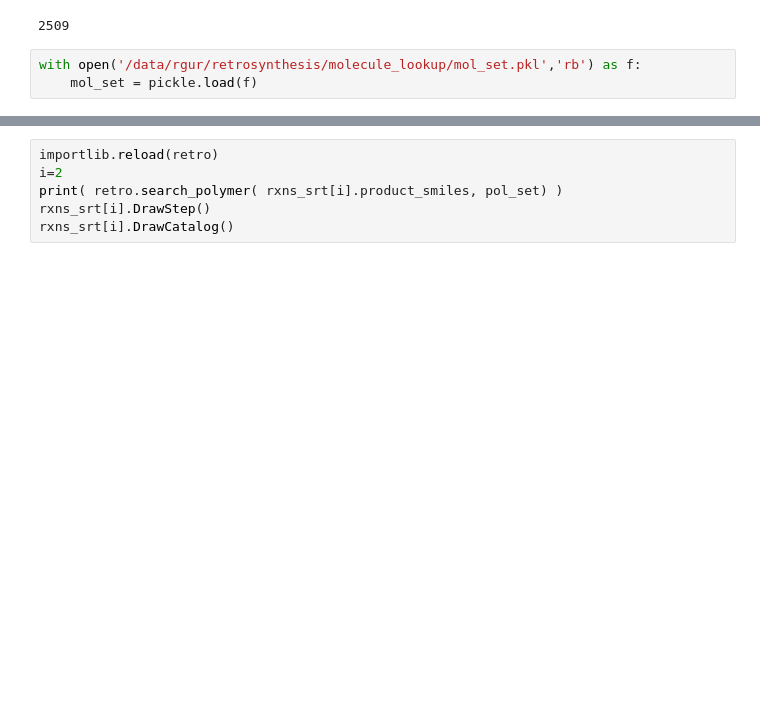
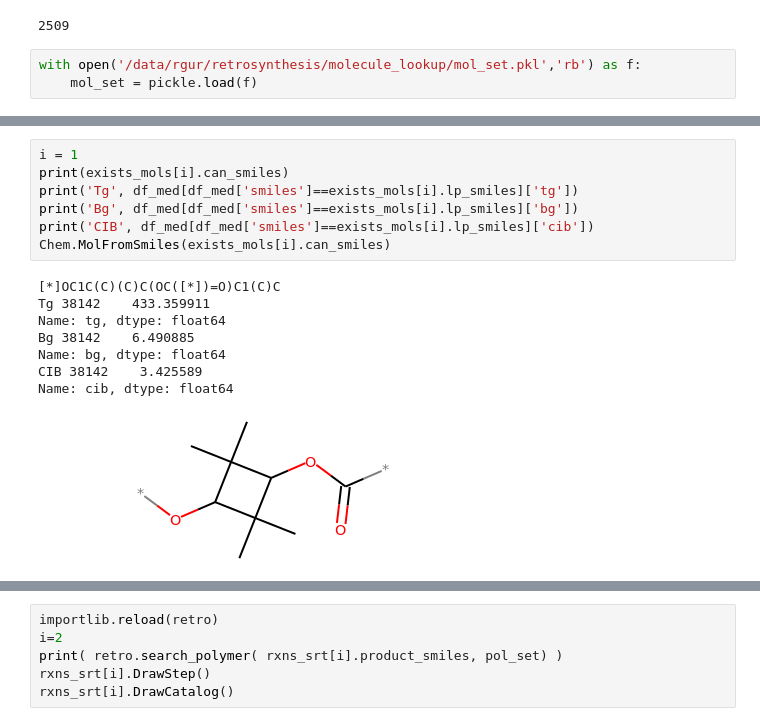
Before and after one commit to rishigurnani/hMOFs-Snurr, a Jupyter notebook: fall20_mse_8803_2.ipynb, the cells around one changed output, grey strips where cells are left out. Cells and saved outputs as stored; diff of their text form; blank space fills up the shorter version.

```diff
--- a/fall20_mse_8803_2.ipynb
+++ b/fall20_mse_8803_2.ipynb
@@ -669,0 +702,16 @@ False
+# %%
+i = 1
+print(exists_mols[i].can_smiles)
+print('Tg', df_med[df_med['smiles']==exists_mols[i].lp_smiles]['tg'])
+print('Bg', df_med[df_med['smiles']==exists_mols[i].lp_smiles]['bg'])
+print('CIB', df_med[df_med['smiles']==exists_mols[i].lp_smiles]['cib'])
+Chem.MolFromSmiles(exists_mols[i].can_smiles)
+# %% [output]
+[*]OC1C(C)(C)C(OC([*])=O)C1(C)C
+Tg 38142    433.359911
+Name: tg, dtype: float64
+Bg 38142    6.490885
+Name: bg, dtype: float64
+CIB 38142    3.425589
+Name: cib, dtype: float64
+[figure, added]
```
Also changed, not shown: parts of 28 cells of this notebook, 3 other files.
